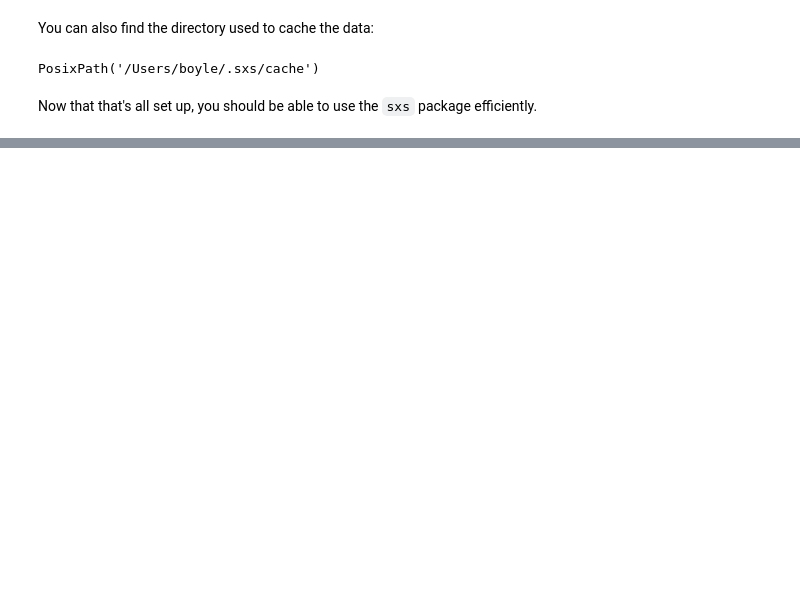
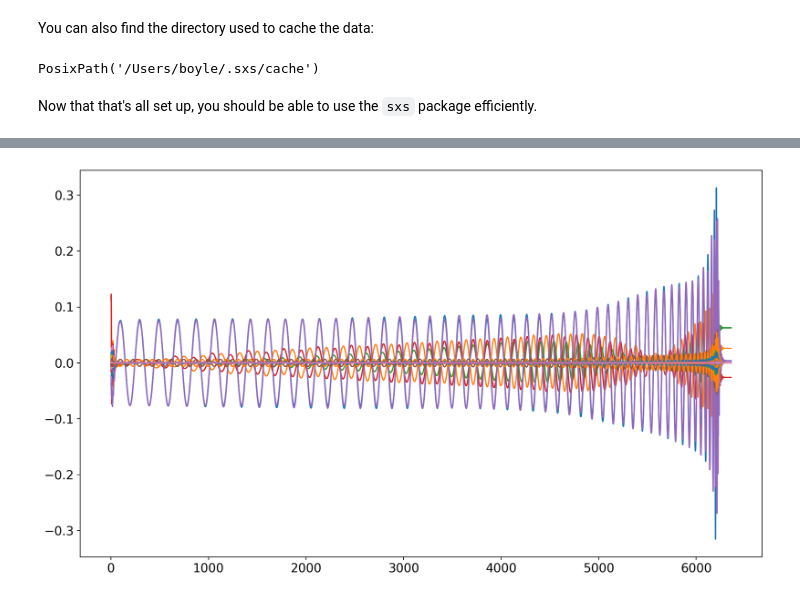
Before and after one commit to sxs-collaboration/sxs, a Jupyter notebook: docs/tutorials/00-Introduction.ipynb, the cells around one changed output, grey strips where cells are left out. Saved outputs shown, nothing was run; the diff lists cells and outputs as text; code cells hidden in the pictures; blank space fills up the shorter version.

```diff
--- a/docs/tutorials/00-Introduction.ipynb
+++ b/docs/tutorials/00-Introduction.ipynb
@@ -63,6 +44,0 @@ Just to prove that this is possible, here's a simple example taking you from 0 t
-# %%
-import matplotlib.pyplot as plt
-import sxs
-
-waveform = sxs.load("SXS:BBH:0123/Lev/rhOverM", extrapolation_order=2)
-plt.plot(waveform.t, waveform.data.real);
@@ -105,0 +106,8 @@ Now that that's all set up, you should be able to use the `sxs` package efficien
+# %%
+import matplotlib.pyplot as plt
+import sxs
+
+sxs_bbh_1234 = sxs.load("SXS:BBH:1234")
+plt.plot(sxs_bbh_1234.h.t, sxs_bbh_1234.h.data.real);
+# %% [output]
+[figure, added]
```
Also changed, not shown: parts of 13 cells of this notebook, 12 other files.
